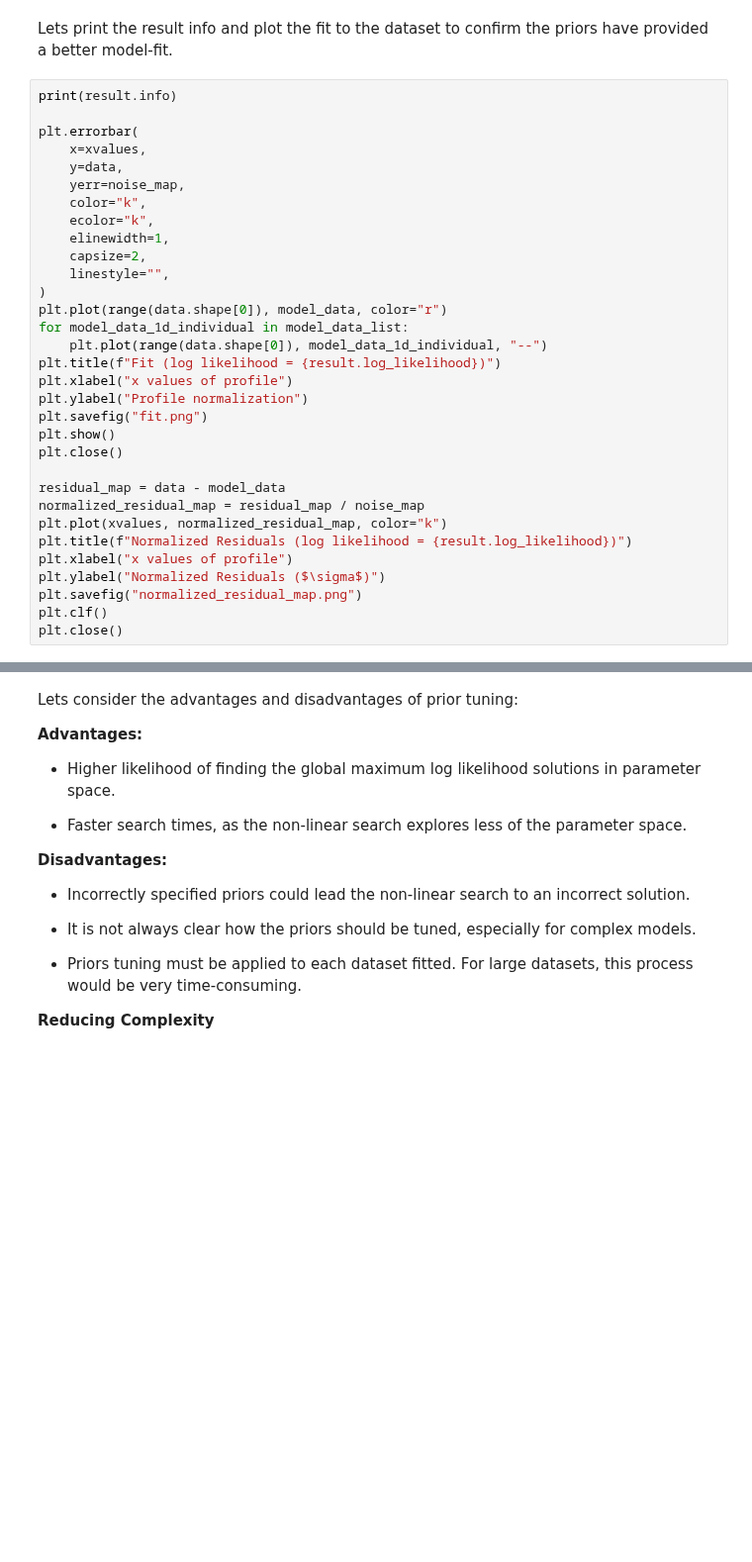
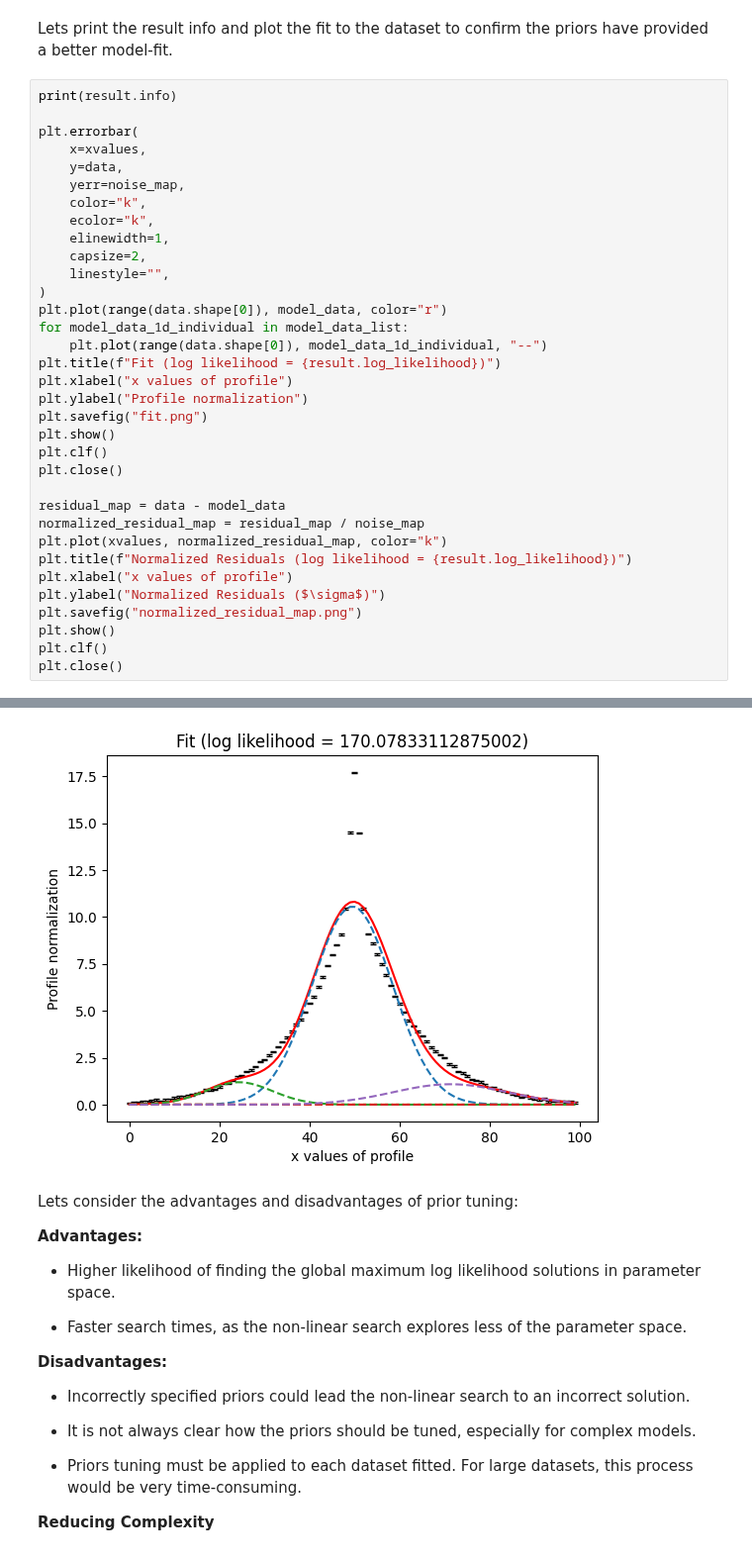
Before and after one commit to Jammy2211/autofit_workspace, a Jupyter notebook: notebooks/howtofit/chapter_1_introduction/tutorial_4_why_modeling_is_hard.ipynb, the cells around one changed output, grey strips where cells are left out. Shown at 99% size. Drawn from its saved outputs; the diff is of its cells as text; blank space fills up the shorter version.

```diff
--- a/notebooks/howtofit/chapter_1_introduction/tutorial_4_why_modeling_is_hard.ipynb
+++ b/notebooks/howtofit/chapter_1_introduction/tutorial_4_why_modeling_is_hard.ipynb
@@ -539,6 +650,7 @@ plt.xlabel("x values of profile")
 plt.ylabel("Profile normalization")
 plt.savefig("fit.png")
 plt.show()
+plt.clf()
 plt.close()
 
 residual_map = data - model_data
@@ -548,5 +660,7 @@ plt.title(f"Normalized Residuals (log likelihood = {result.log_likelihood})")
 plt.xlabel("x values of profile")
 plt.ylabel("Normalized Residuals ($\sigma$)")
 plt.savefig("normalized_residual_map.png")
+plt.show()
 plt.clf()
 plt.close()
+# %% [output]
@@ -553,3 +684,4 @@ plt.close()
+[figure, added]
 # %% [markdown]
 Lets consider the advantages and disadvantages of prior tuning:
 
```
Also changed, not shown: parts of 16 cells of this notebook, 6 other files.
